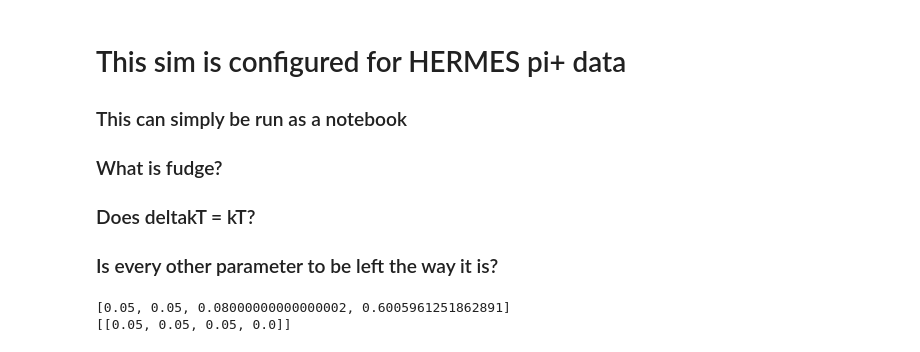
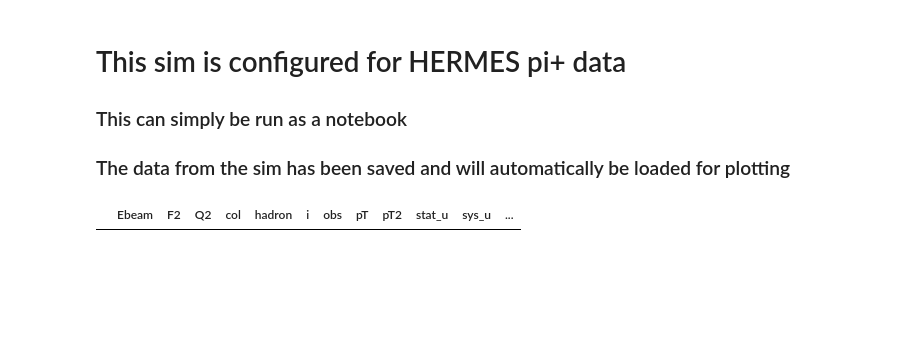
Before and after one commit to prokudin/collinearity, a Jupyter notebook: notebooks/SIDIS_Proximity/HERMES_proximity_plot_Scott.ipynb, the cells around one changed output. Cells and saved outputs as stored; diff of their text form; code cells hidden in the pictures; blank space fills up the shorter version.

```diff
--- a/notebooks/SIDIS_Proximity/HERMES_proximity_plot_Scott.ipynb
+++ b/notebooks/SIDIS_Proximity/HERMES_proximity_plot_Scott.ipynb
@@ -1,9 +1,7 @@
 # %% [markdown]
 # This sim is configured for HERMES pi+ data
 ### This can simply be run as a notebook
-### What is fudge?
-### Does deltakT = kT?
-### Is every other parameter to be left the way it is?
+### The data from the sim has been saved and will automatically be loaded for plotting
 # %%
 import numpy as np
 import pandas as pd
@@ -23,4 +33,9 @@ for F in files:
 data = data.query("col == 'hermes' and hadron == 'pi+'")
+# %%
+dat =data.query("pT2 >= 0")
+dat
+# %% [output]
+|  | Ebeam | F2 | Q2 | col | hadron | i | obs | pT | pT2 | stat_u | sys_u | ... |
 # %%
 class Rfilter(object):
 
@@ -221,9 +242,3 @@ def Proximity(data, domain, p, hadron, fudge):
 # %%
-domain = np.arange(0.05, 0.81, 0.01)
-zeroProx, proximity = Proximity(data, domain, p=1, hadron='pi+', fudge=[0, 0])
-print(max(proximity[:3]))
-# zeroProx is actually empty because the first iteration always stores [0.05, 0.05, 0.05, 0.0]
-print(zeroProx)
+domain = np.linspace(0.05,0.8,15)
+#dat = Proximity(data,domain,p=1,hadron = 'pi+',fudge = [0,0])
-# %% [output]
-[0.05, 0.05, 0.08000000000000002, 0.6005961251862891]
-[[0.05, 0.05, 0.05, 0.0]]
```
Also changed, not shown: parts of 10 cells of this notebook, 4 other files.
